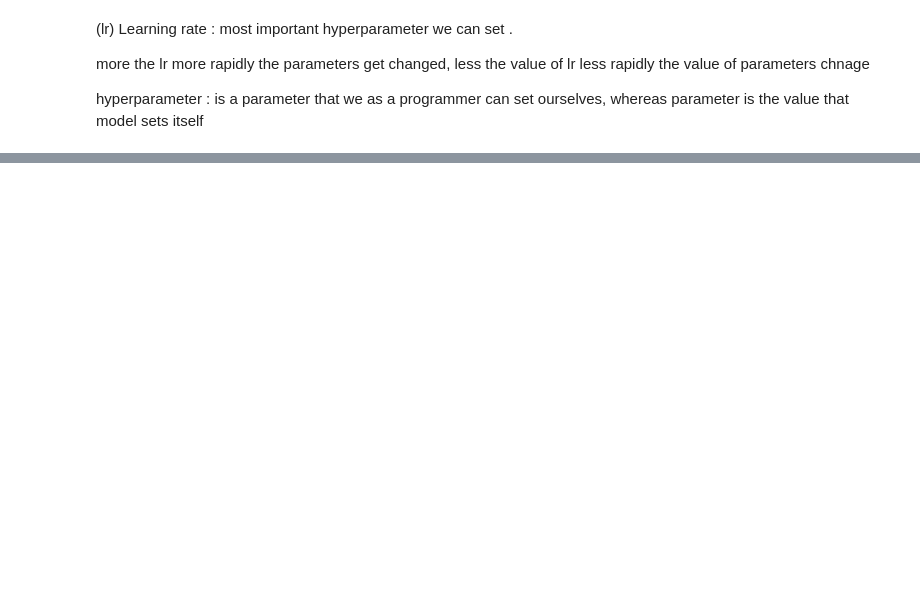
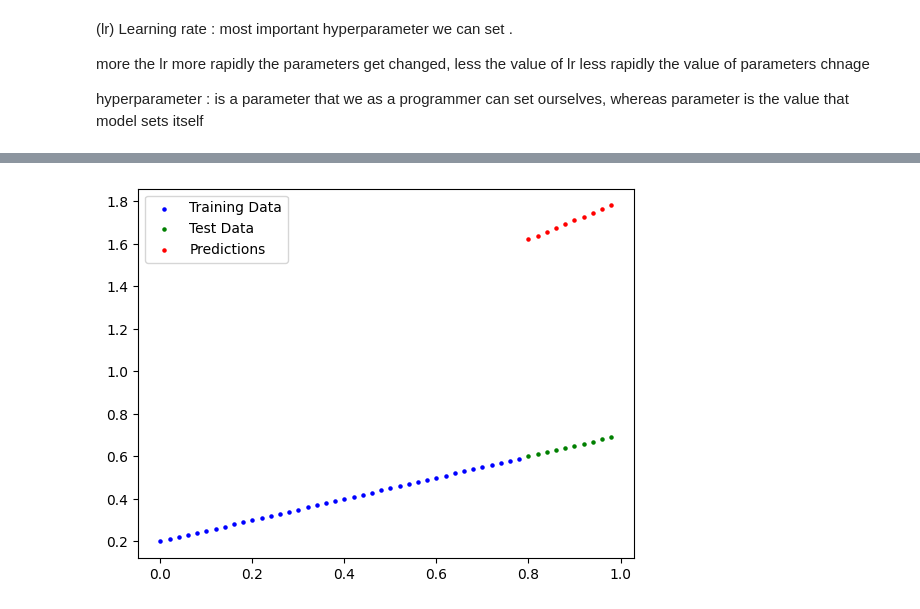
Before and after one commit to Parth-G27/Pytorch-work, a Jupyter notebook: pytorch_workflow/pytorch_workflow.ipynb, the cells around one changed output, grey strips where cells are left out. Cells and saved outputs as stored; diff of their text form; code cells hidden in the pictures; blank space fills up the shorter version.

```diff
--- a/pytorch_workflow/pytorch_workflow.ipynb
+++ b/pytorch_workflow/pytorch_workflow.ipynb
@@ -174,0 +206,4 @@ for epoch in range(epochs):
+# %%
+plot_predictions(predictions=y_preds)
+# %% [output]
+[figure, added]
```
Also changed, not shown: parts of 7 cells of this notebook.
